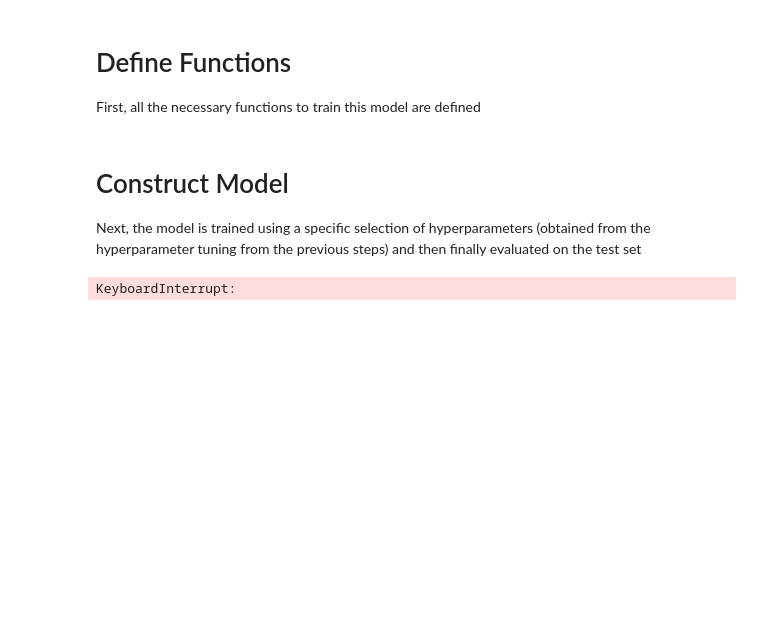
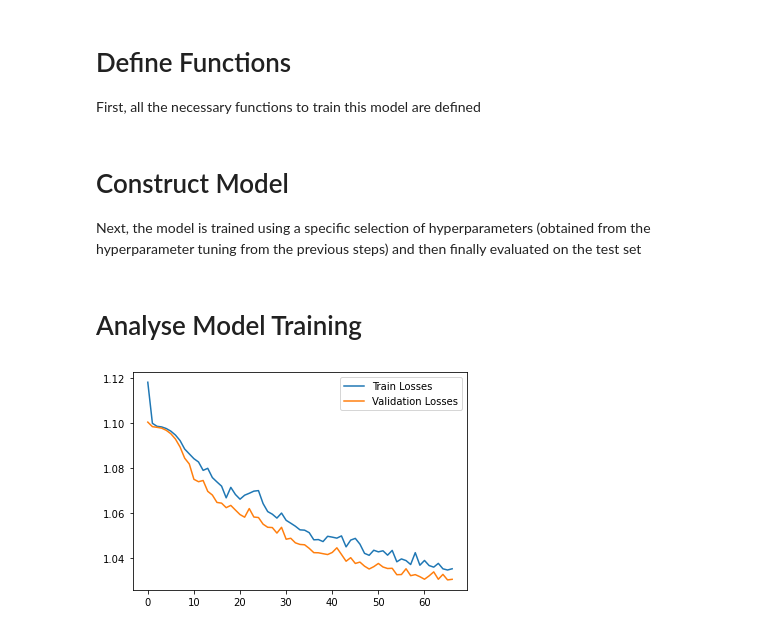
Before and after one commit to yvesdhondt/CNN-StockReturnPrediction, a Jupyter notebook: stock_return_cnn/3_a_cnn_models_coordconv_bar_hpo.ipynb, the cells around one changed output. Drawn from its saved outputs; the diff is of its cells as text; code cells hidden in the pictures; blank space fills up the shorter version.

Commit message:
finalize model & submission files

```diff
--- a/stock_return_cnn/3_a_cnn_models_coordconv_bar_hpo.ipynb
+++ b/stock_return_cnn/3_a_cnn_models_coordconv_bar_hpo.ipynb
@@ -263,11 +258,9 @@ def build_model(params):
 Next, the model is trained using a specific selection of hyperparameters (obtained from the hyperparameter tuning from the previous steps) and then finally evaluated on the test set
 # %%
 params = {
-    "learning_rate": 0.0011935110045629637,
-    "epochs": 184,
-    "batch_size": 1864
+    "learning_rate": 0.00048304275749704115,
+    "epochs": 67,
+    "batch_size": 657
 }
 
 model, train_performance, validation_performance, test_performance = build_model(params)
-# %% [output]
-KeyboardInterrupt:
@@ -273,0 +280,23 @@ KeyboardInterrupt:
+# %% [markdown]
+# Analyse Model Training
+# %%
+# Construct train loss plot
+import matplotlib.pyplot as plt
+
+plt.plot(
+    range(len(train_performance["losses"])),
+    train_performance["losses"],
+    label="Train Losses"
+)
+
+plt.plot(
+    range(len(validation_performance["losses"])),
+    validation_performance["losses"],
+    label="Validation Losses"
+)
+
+plt.legend()
+
+plt.show()
+# %% [output]
+[figure, added]
```
Also changed, not shown: parts of 16 cells of this notebook, 19 other files.
